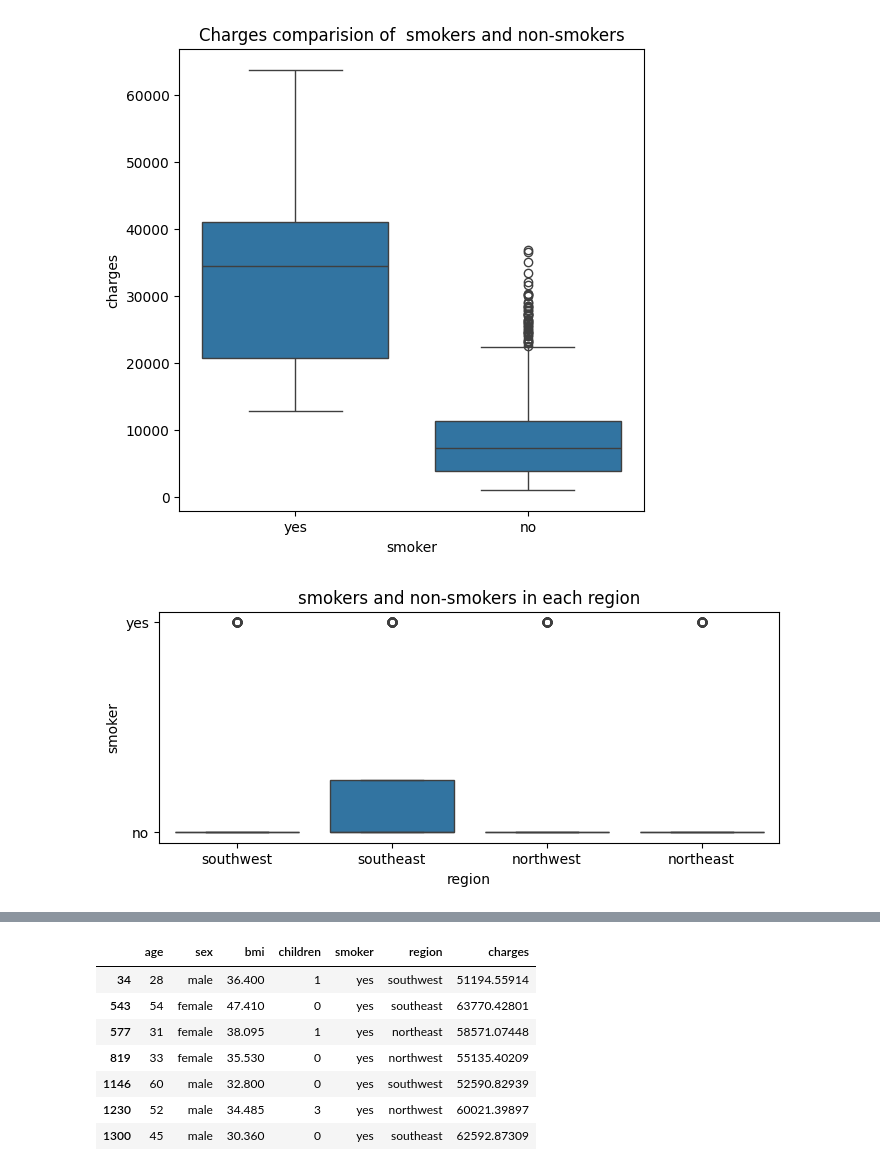
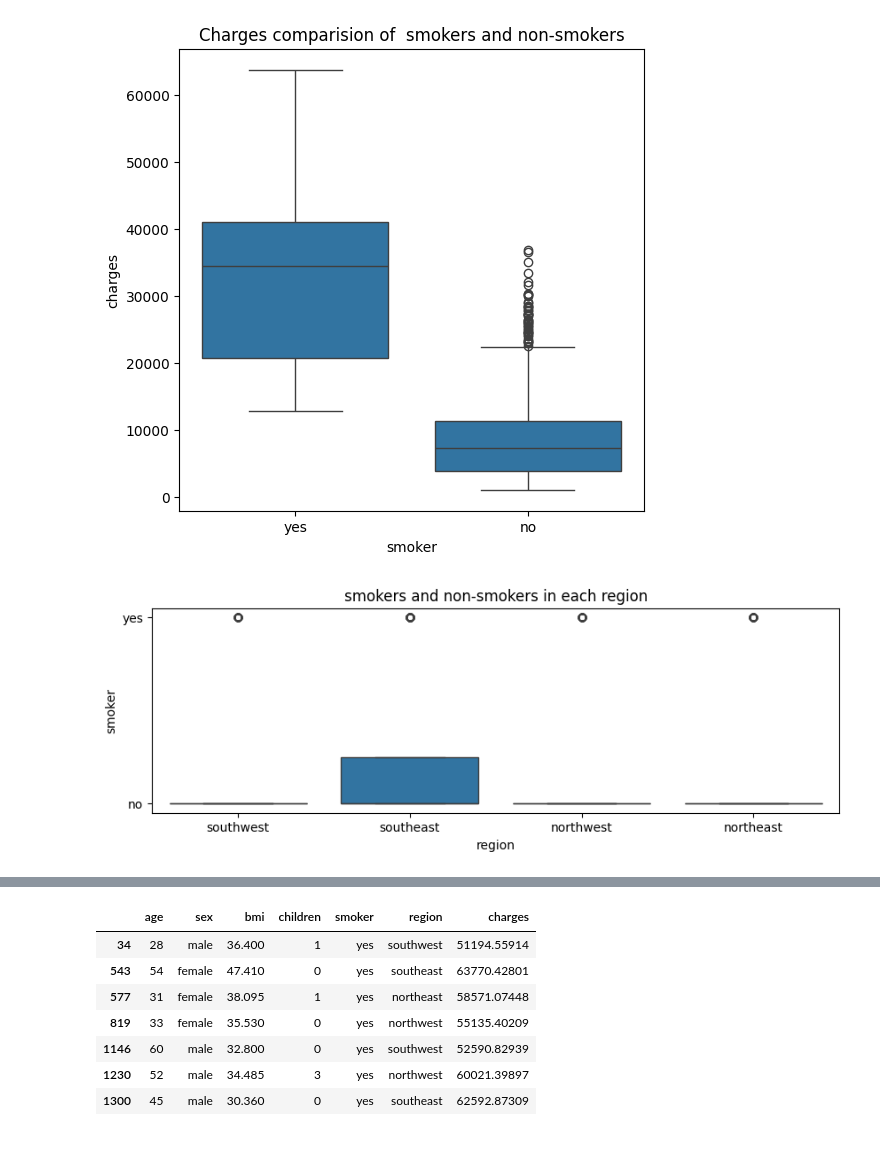
Before and after one commit to Rohan120805/DAVProject, a Jupyter notebook: code.ipynb, the cells around one changed output, grey strips where cells are left out. Saved outputs shown, nothing was run; the diff lists cells and outputs as text; code cells hidden in the pictures.

```diff
--- a/code.ipynb
+++ b/code.ipynb
@@ -59,9 +59,9 @@ plt.show()
 # %% [output]
 [figure]
 # %%
-plt.figure(figsize=(8, 3))
+plt.figure(figsize=(10, 3))
 sns.boxplot(x=df['region'], y=df['smoker'])
 plt.title('smokers and non-smokers in each region')
 plt.show()
 # %% [output]
-[figure, old version]
+[figure, new version]
```
Also changed, not shown: parts of 1 cell of this notebook.
